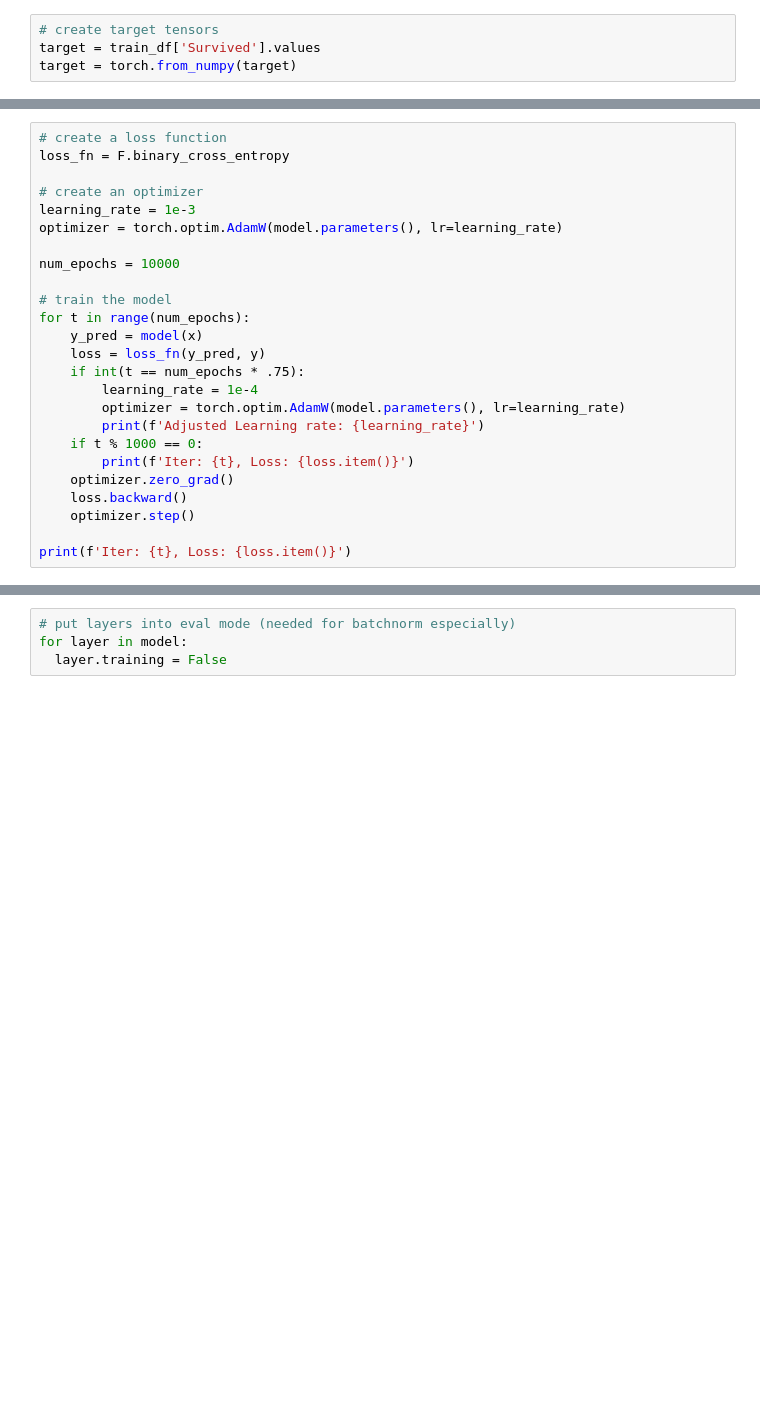
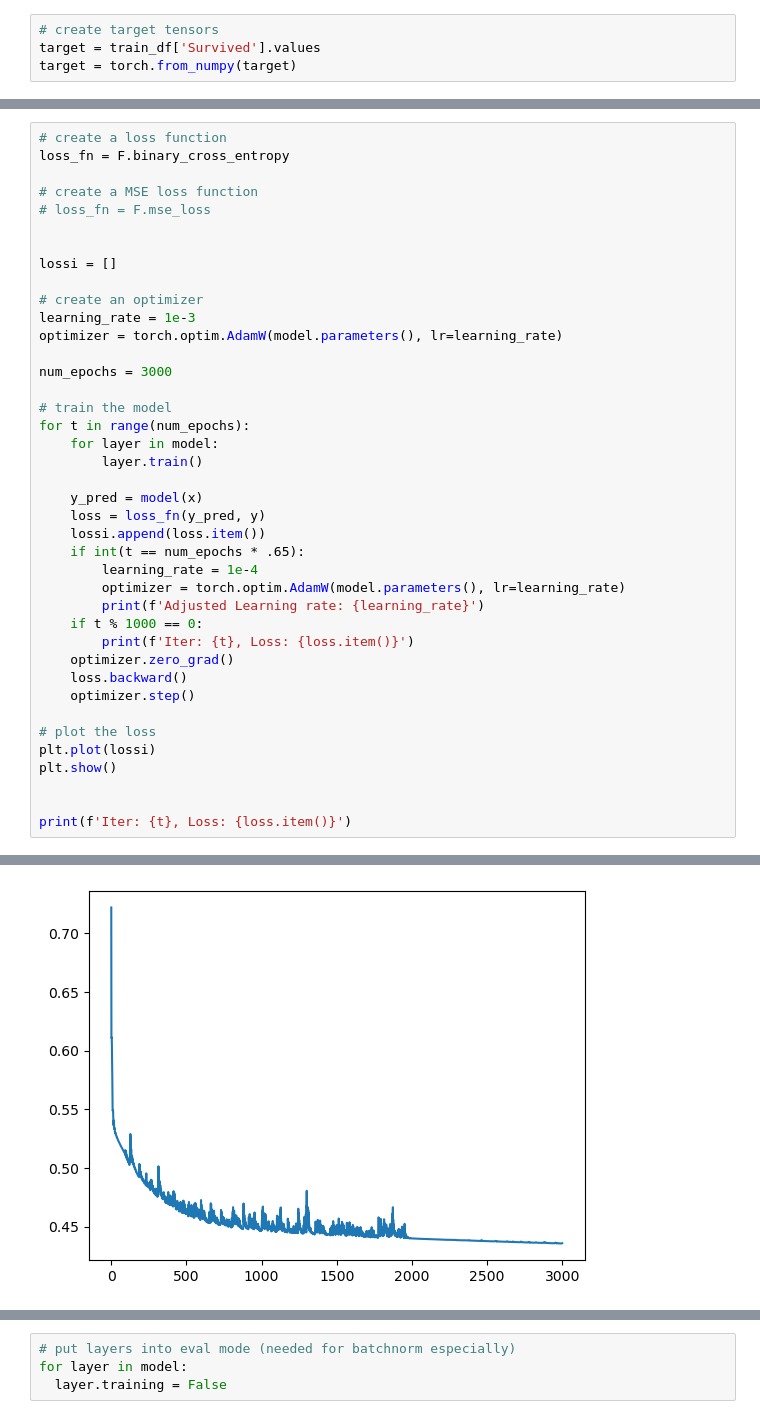
Before and after one commit to osamja/kaggle-notebooks, a Jupyter notebook: titanic-survival-prediction.ipynb, the cells around one changed output, grey strips where cells are left out. Saved outputs shown, nothing was run; the diff lists cells and outputs as text; blank space fills up the shorter version.

```diff
--- a/titanic-survival-prediction.ipynb
+++ b/titanic-survival-prediction.ipynb
@@ -142,18 +167,28 @@ y = y.view(-1, 1)
 # %%
 # create a loss function
 loss_fn = F.binary_cross_entropy
+
+# create a MSE loss function
+# loss_fn = F.mse_loss
+
+
+lossi = []
 
 # create an optimizer
 learning_rate = 1e-3
 optimizer = torch.optim.AdamW(model.parameters(), lr=learning_rate)
 
-num_epochs = 10000
+num_epochs = 3000
 
 # train the model
 for t in range(num_epochs):
+    for layer in model:
+        layer.train()
+
     y_pred = model(x)
     loss = loss_fn(y_pred, y)
-    if int(t == num_epochs * .75):
+    lossi.append(loss.item())
+    if int(t == num_epochs * .65):
         learning_rate = 1e-4
         optimizer = torch.optim.AdamW(model.parameters(), lr=learning_rate)
         print(f'Adjusted Learning rate: {learning_rate}')
@@ -163,5 +198,10 @@ for t in range(num_epochs):
     loss.backward()
     optimizer.step()
 
+# plot the loss
+plt.plot(lossi)
+plt.show()
+
+
 print(f'Iter: {t}, Loss: {loss.item()}')
 # %% [output]
@@ -179,0 +212 @@ Iter: 9999, Loss: 0.4395637512207031
+[figure, added]
```
Also changed, not shown: parts of 11 cells of this notebook, 1 other file.
